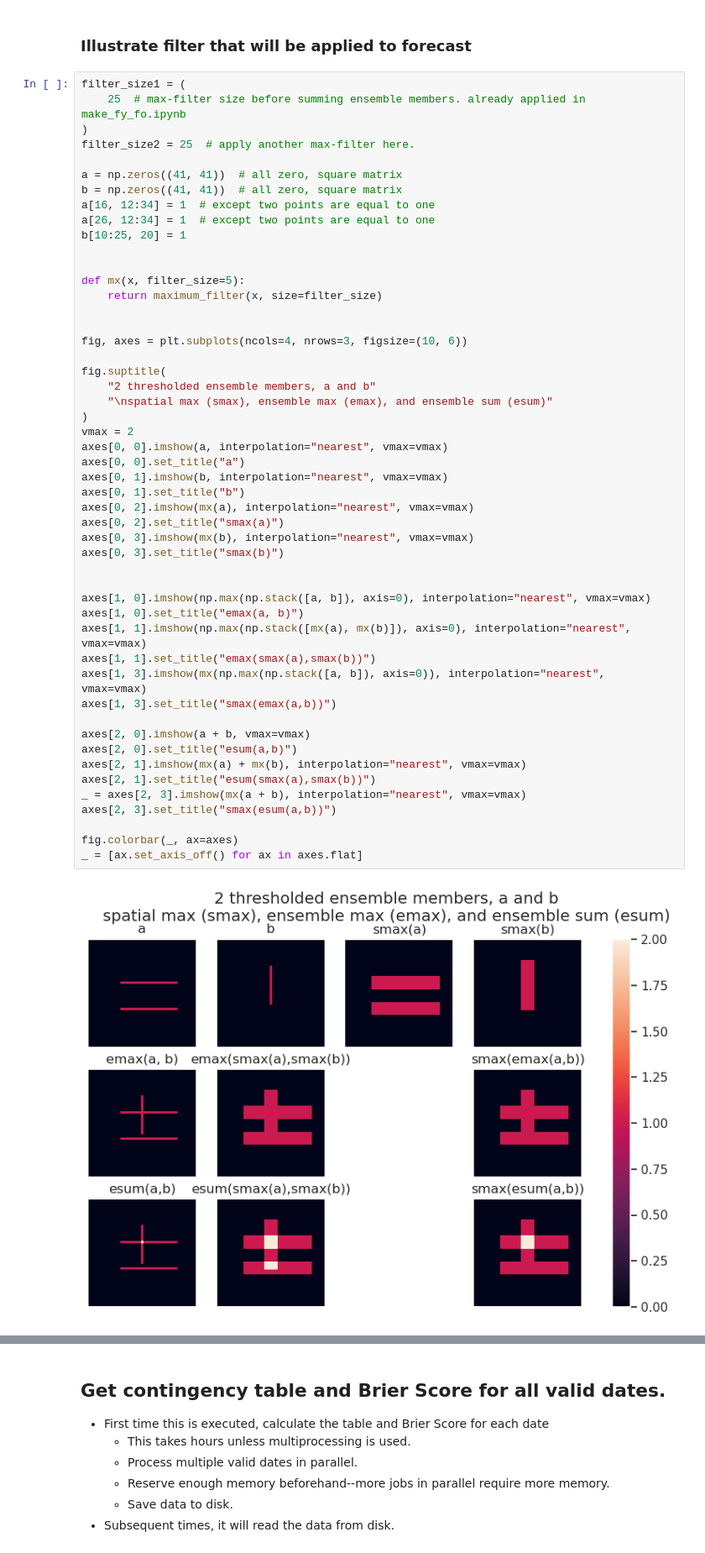
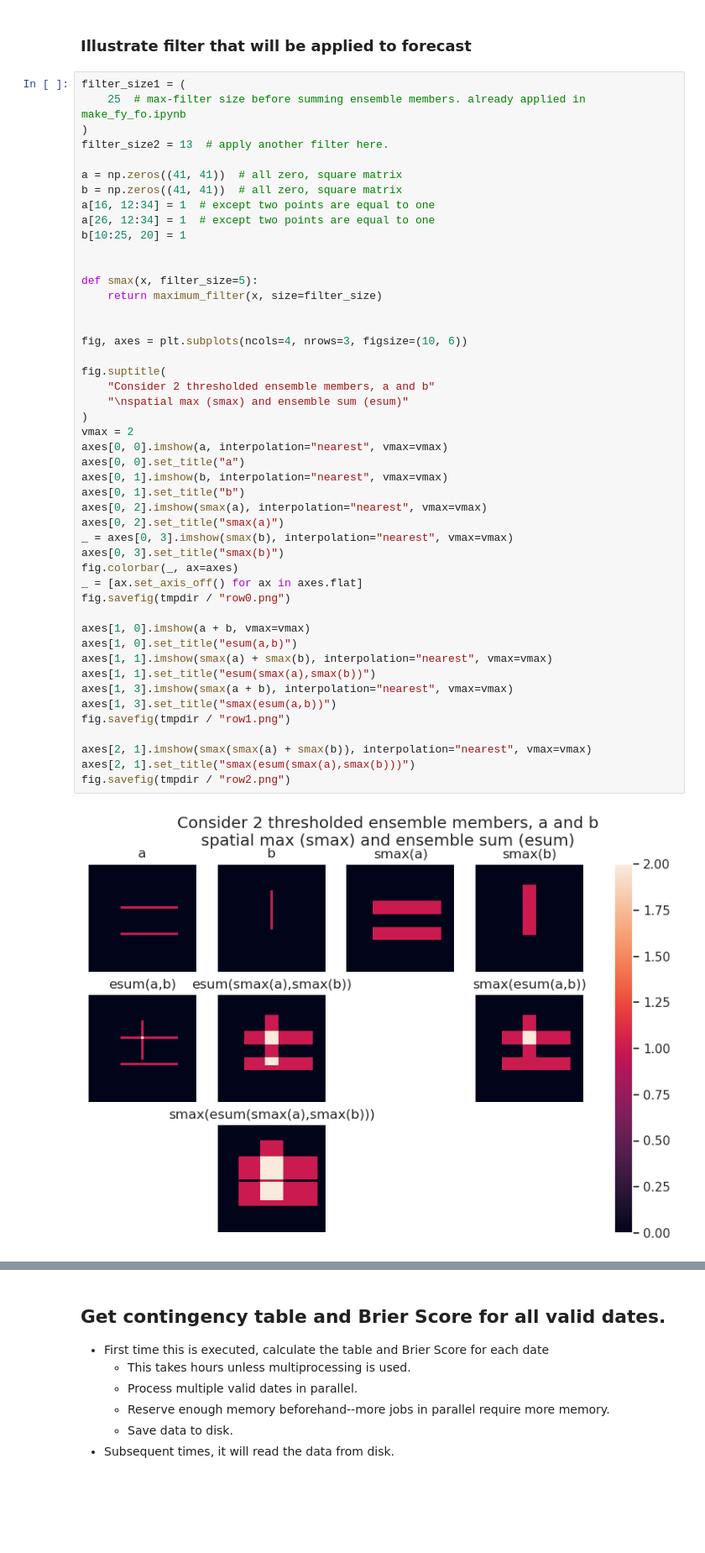
Before and after one commit to ahijevyc/ldmason_hwt, a Jupyter notebook: verify_all.ipynb, the cells around one changed output, grey strips where cells are left out. Shown at 84% size. Drawn from its saved outputs; the diff is of its cells as text; blank space fills up the shorter version.

```diff
--- a/verify_all.ipynb
+++ b/verify_all.ipynb
@@ -68,55 +72,52 @@ datadir = Path(os.getenv("TMPDIR").replace(os.getenv("USER"), "ahijevyc"))
 # %%
 filter_size1 = (
     25  # max-filter size before summing ensemble members. already applied in make_fy_fo.ipynb
 )
-filter_size2 = 25  # apply another max-filter here.
+filter_size2 = 13  # apply another filter here.
 
 a = np.zeros((41, 41))  # all zero, square matrix
 b = np.zeros((41, 41))  # all zero, square matrix
 a[16, 12:34] = 1  # except two points are equal to one
 a[26, 12:34] = 1  # except two points are equal to one
 b[10:25, 20] = 1
 
 
-def mx(x, filter_size=5):
+def smax(x, filter_size=5):
     return maximum_filter(x, size=filter_size)
 
 
 fig, axes = plt.subplots(ncols=4, nrows=3, figsize=(10, 6))
 
 fig.suptitle(
-    "2 thresholded ensemble members, a and b"
-    "\nspatial max (smax), ensemble max (emax), and ensemble sum (esum)"
+    "Consider 2 thresholded ensemble members, a and b"
+    "\nspatial max (smax) and ensemble sum (esum)"
 )
 vmax = 2
 axes[0, 0].imshow(a, interpolation="nearest", vmax=vmax)
 axes[0, 0].set_title("a")
 axes[0, 1].imshow(b, interpolation="nearest", vmax=vmax)
 axes[0, 1].set_title("b")
-axes[0, 2].imshow(mx(a), interpolation="nearest", vmax=vmax)
+axes[0, 2].imshow(smax(a), interpolation="nearest", vmax=vmax)
 axes[0, 2].set_title("smax(a)")
-axes[0, 3].imshow(mx(b), interpolation="nearest", vmax=vmax)
+_ = axes[0, 3].imshow(smax(b), interpolation="nearest", vmax=vmax)
 axes[0, 3].set_title("smax(b)")
-
-
-axes[1, 0].imshow(np.max(np.stack([a, b]), axis=0), interpolation="nearest", vmax=vmax)
-axes[1, 0].set_title("emax(a, b)")
-axes[1, 1].imshow(np.max(np.stack([mx(a), mx(b)]), axis=0), interpolation="nearest", vmax=vmax)
-axes[1, 1].set_title("emax(smax(a),smax(b))")
-axes[1, 3].imshow(mx(np.max(np.stack([a, b]), axis=0)), interpolation="nearest", vmax=vmax)
-axes[1, 3].set_title("smax(emax(a,b))")
-
-axes[2, 0].imshow(a + b, vmax=vmax)
-axes[2, 0].set_title("esum(a,b)")
-axes[2, 1].imshow(mx(a) + mx(b), interpolation="nearest", vmax=vmax)
-axes[2, 1].set_title("esum(smax(a),smax(b))")
-_ = axes[2, 3].imshow(mx(a + b), interpolation="nearest", vmax=vmax)
-axes[2, 3].set_title("smax(esum(a,b))")
-
 fig.colorbar(_, ax=axes)
 _ = [ax.set_axis_off() for ax in axes.flat]
+fig.savefig(tmpdir / "row0.png")
+
+axes[1, 0].imshow(a + b, vmax=vmax)
+axes[1, 0].set_title("esum(a,b)")
+axes[1, 1].imshow(smax(a) + smax(b), interpolation="nearest", vmax=vmax)
+axes[1, 1].set_title("esum(smax(a),smax(b))")
+axes[1, 3].imshow(smax(a + b), interpolation="nearest", vmax=vmax)
+axes[1, 3].set_title("smax(esum(a,b))")
+fig.savefig(tmpdir / "row1.png")
+
+axes[2, 1].imshow(smax(smax(a) + smax(b)), interpolation="nearest", vmax=vmax)
+axes[2, 1].set_title("smax(esum(smax(a),smax(b)))")
+fig.savefig(tmpdir / "row2.png")
 # %% [output]
-[figure, old version]
+[figure, new version]
 # %%
 thresholds
 # %% [output]
```
Also changed, not shown: parts of 41 cells of this notebook, 1 other file.
